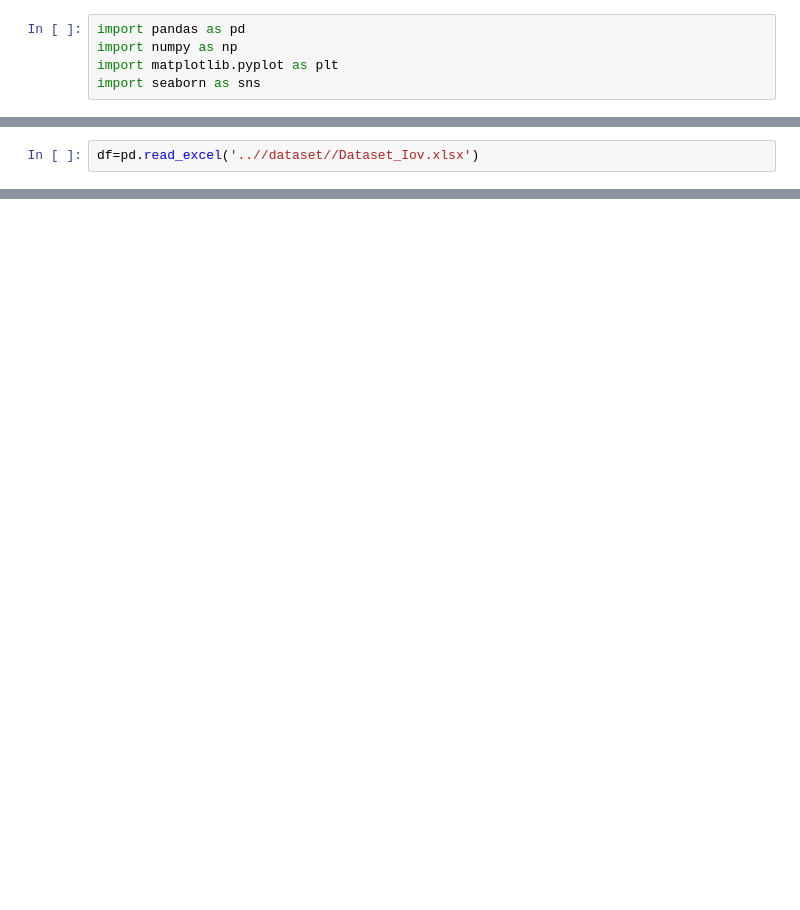
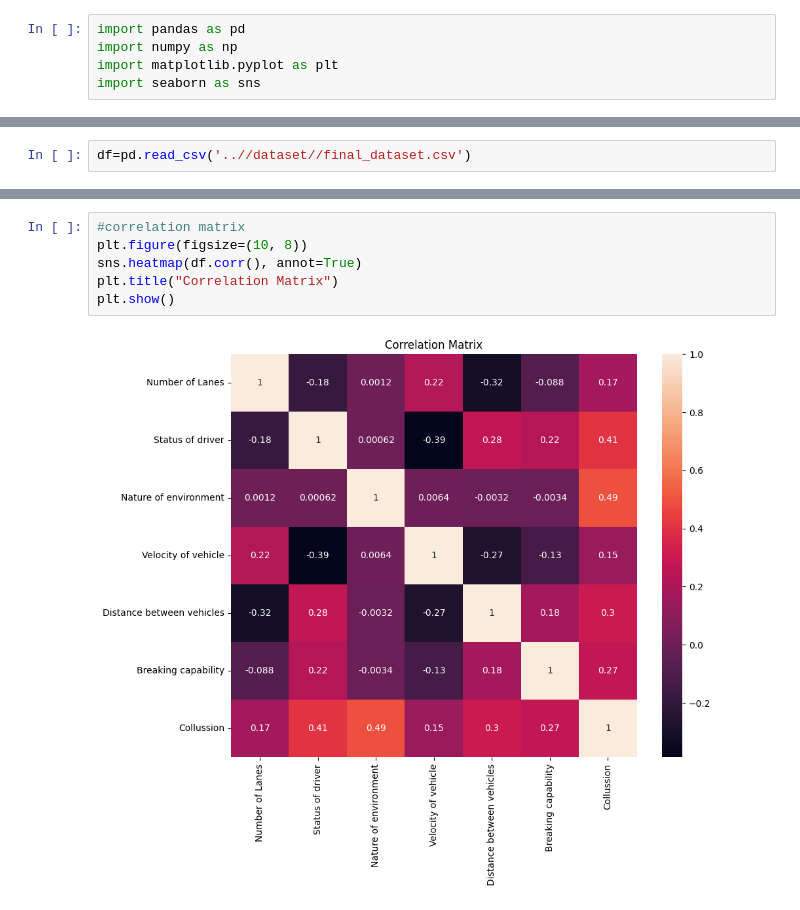
Before and after one commit to ajr2004/Rear-End-Collision-Detection-in-Fog-Based-Internet-of-Vehicles, a Jupyter notebook: codes/datasetchecking.ipynb, the cells around one changed output, grey strips where cells are left out. Drawn from its saved outputs; the diff is of its cells as text; blank space fills up the shorter version.

```diff
--- a/codes/datasetchecking.ipynb
+++ b/codes/datasetchecking.ipynb
@@ -13,5 +6,5 @@ print(tf.__version__)
 # %%
-df=pd.read_excel('..//dataset//Dataset_Iov.xlsx')
+df=pd.read_csv('..//dataset//final_dataset.csv')
 # %%
 print(df.shape)
 # %% [output]
@@ -125,0 +19,8 @@ plt.show()
+# %%
+#correlation matrix
+plt.figure(figsize=(10, 8))
+sns.heatmap(df.corr(), annot=True)
+plt.title("Correlation Matrix")
+plt.show()
+# %% [output]
+[figure, added]
```
Also changed, not shown: parts of 13 cells of this notebook, 41 other files.
